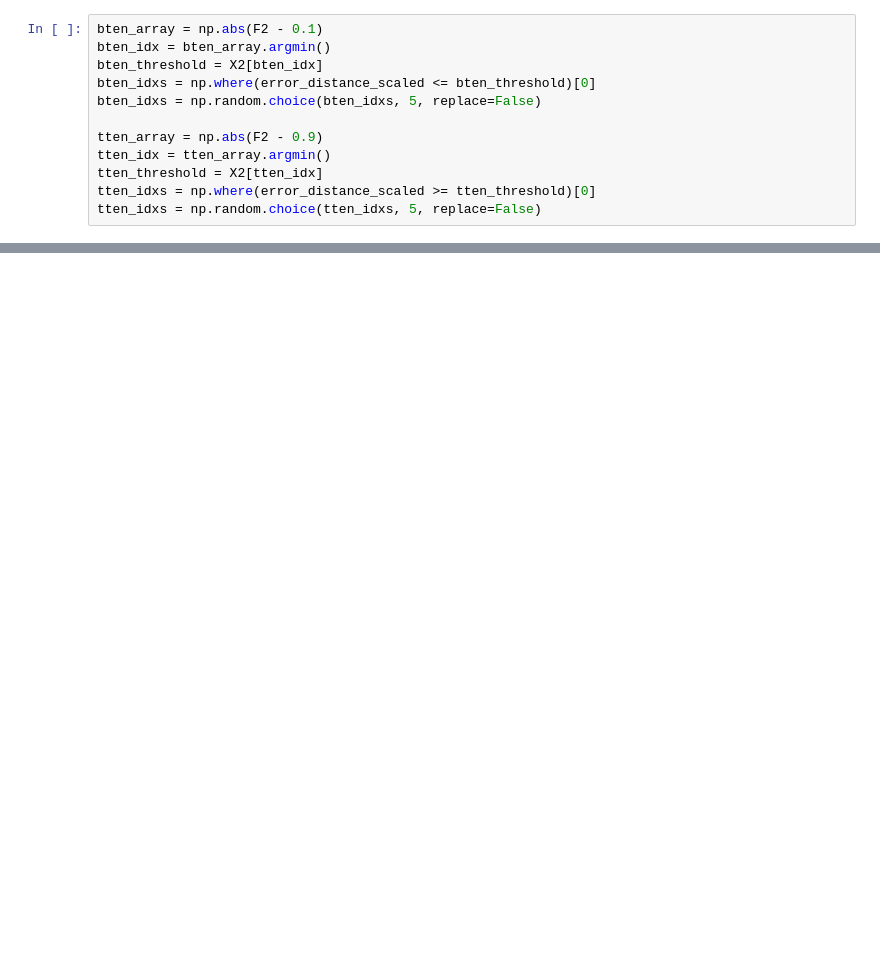
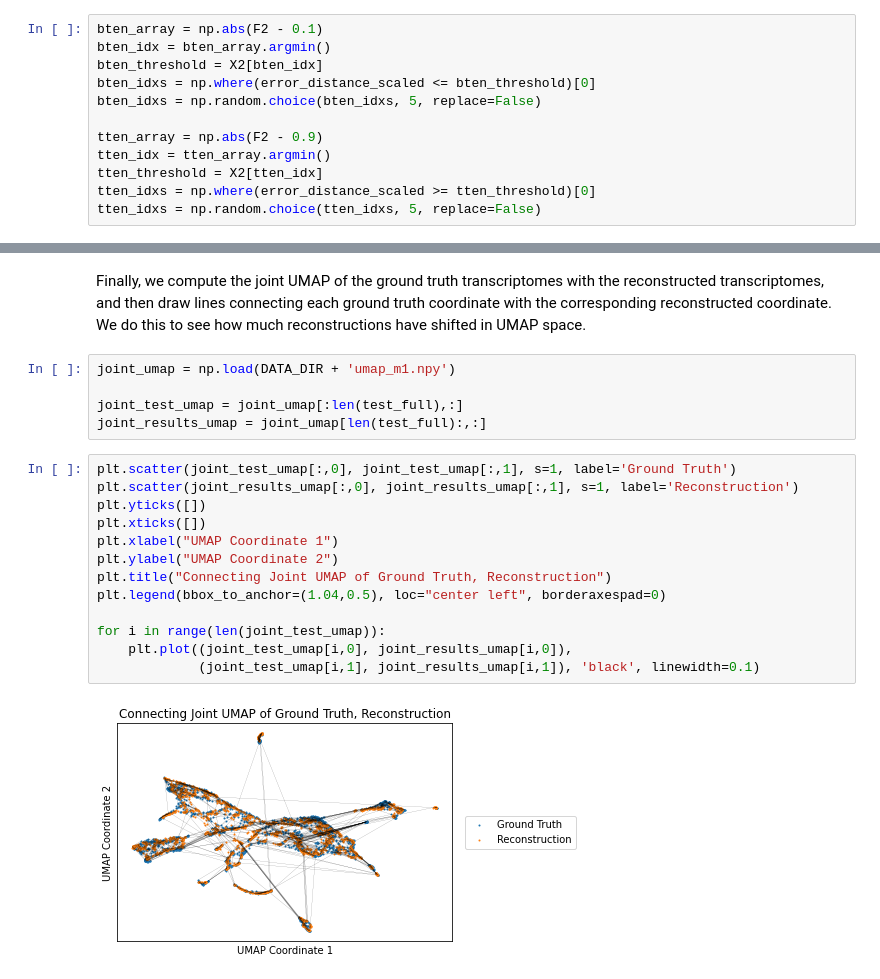
Before and after one commit to kushagrasharma/hormozlab, a Jupyter notebook: Going Deep Into Dist M1.ipynb, the cells around one changed output, grey strips where cells are left out. Cells and saved outputs as stored; diff of their text form; blank space fills up the shorter version.

```diff
--- a/Going Deep Into Dist M1.ipynb
+++ b/Going Deep Into Dist M1.ipynb
@@ -245,0 +299,22 @@ Name: min, dtype: float64
+# %% [markdown]
+Finally, we compute the joint UMAP of the ground truth transcriptomes with the reconstructed transcriptomes, and then draw lines connecting each ground truth coordinate with the corresponding reconstructed coordinate. We do this to see how much reconstructions have shifted in UMAP space.
+# %%
+joint_umap = np.load(DATA_DIR + 'umap_m1.npy')
+
+joint_test_umap = joint_umap[:len(test_full),:]
+joint_results_umap = joint_umap[len(test_full):,:]
+# %%
+plt.scatter(joint_test_umap[:,0], joint_test_umap[:,1], s=1, label='Ground Truth')
+plt.scatter(joint_results_umap[:,0], joint_results_umap[:,1], s=1, label='Reconstruction')
+plt.yticks([])
+plt.xticks([])
+plt.xlabel("UMAP Coordinate 1")
+plt.ylabel("UMAP Coordinate 2")
+plt.title("Connecting Joint UMAP of Ground Truth, Reconstruction")
+plt.legend(bbox_to_anchor=(1.04,0.5), loc="center left", borderaxespad=0)
+
+for i in range(len(joint_test_umap)):
+    plt.plot((joint_test_umap[i,0], joint_results_umap[i,0]),
+             (joint_test_umap[i,1], joint_results_umap[i,1]), 'black', linewidth=0.1)
+# %% [output]
+[figure, added]
```
Also changed, not shown: parts of 16 cells of this notebook, 16 other files.
